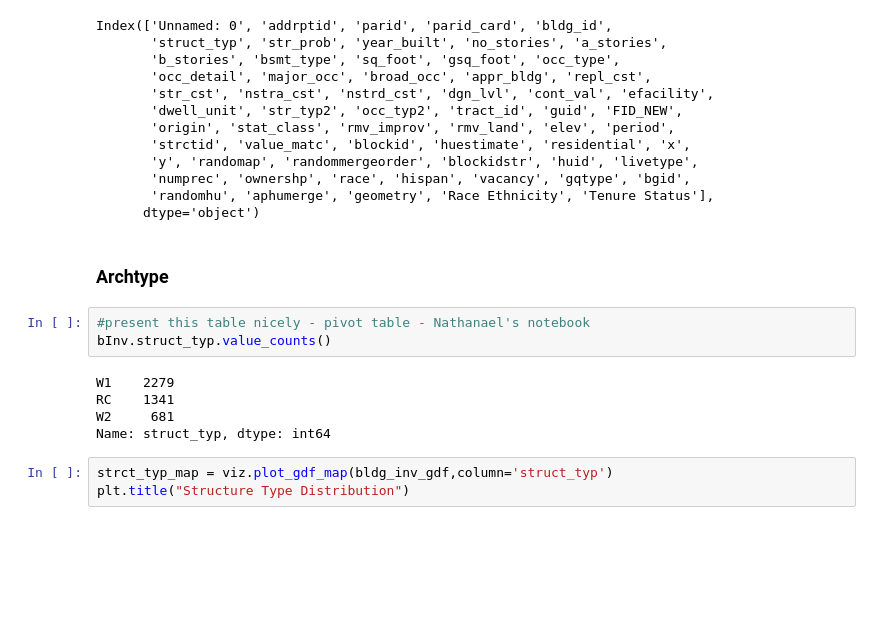
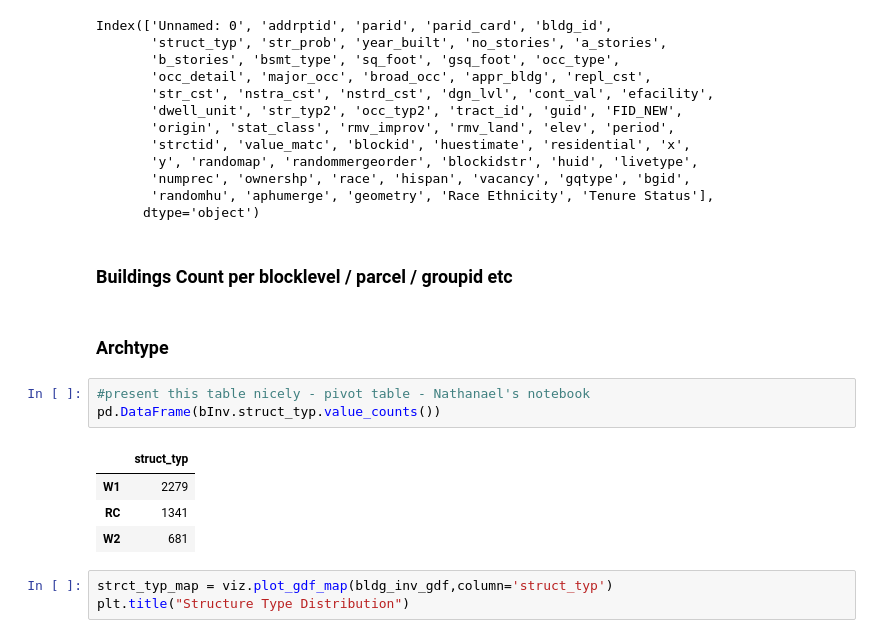
Before and after one commit to OU-CORE/InventoryAnalysis, a Jupyter notebook: Community_Analysis_Template.ipynb, the cells around one changed output. Saved outputs shown, nothing was run; the diff lists cells and outputs as text; blank space fills up the shorter version.

```diff
--- a/Community_Analysis_Template.ipynb
+++ b/Community_Analysis_Template.ipynb
@@ -117,16 +117,18 @@ Index(['Unnamed: 0', 'addrptid', 'parid', 'parid_card', 'bldg_id',
        'numprec', 'ownershp', 'race', 'hispan', 'vacancy', 'gqtype', 'bgid',
        'randomhu', 'aphumerge', 'geometry', 'Race Ethnicity', 'Tenure Status'],
       dtype='object')
+# %% [markdown]
+### Buildings Count per blocklevel / parcel / groupid etc
 # %% [markdown]
 ### Archtype
 # %%
 #present this table nicely - pivot table - Nathanael's notebook
-bInv.struct_typ.value_counts()
+pd.DataFrame(bInv.struct_typ.value_counts())
 # %% [output]
-W1    2279
-RC    1341
-W2     681
-Name: struct_typ, dtype: int64
+|  | struct_typ |
+| W1 | 2279 |
+| RC | 1341 |
+| W2 | 681 |
 # %%
 strct_typ_map = viz.plot_gdf_map(bldg_inv_gdf,column='struct_typ')
 plt.title("Structure Type Distribution")
```
Also changed, not shown: parts of 11 cells of this notebook.
